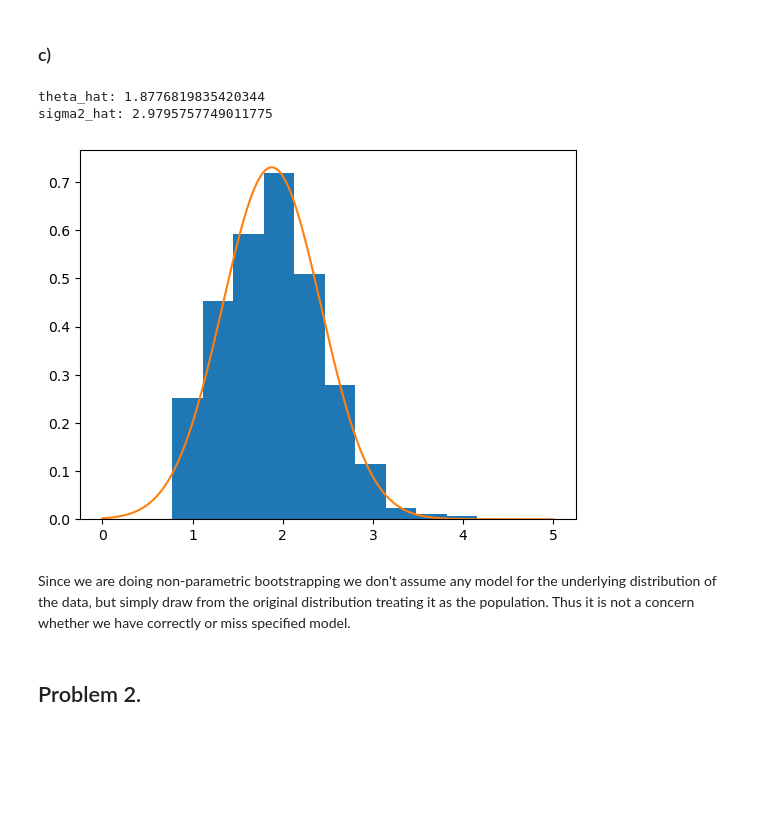
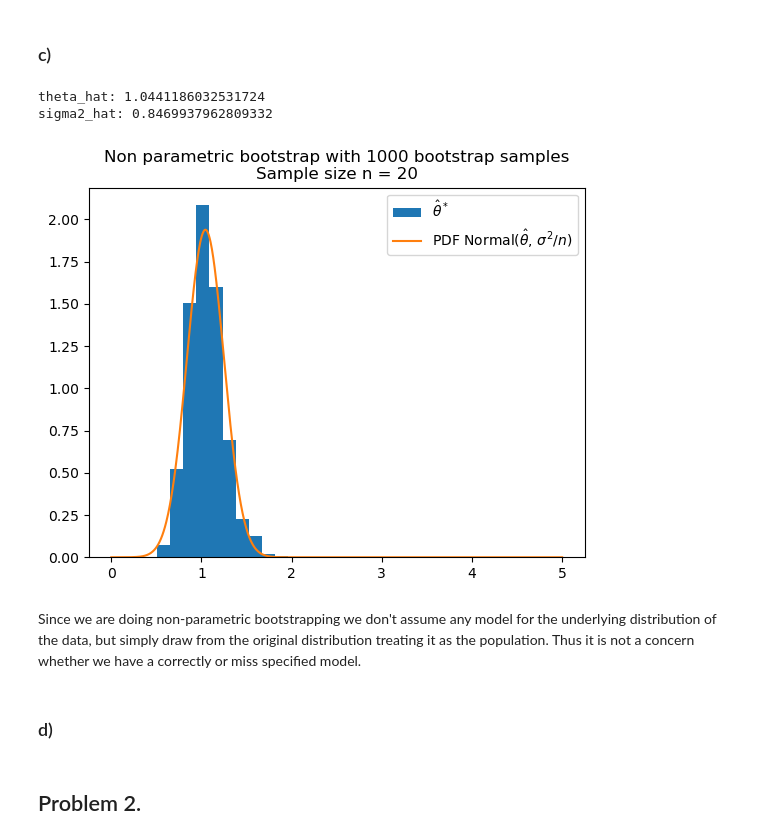
Before and after one commit to johnmagj/STK4051_coursework, a Jupyter notebook: Mandatory_assignment2/ma2.ipynb, the cells around one changed output. Drawn from its saved outputs; the diff is of its cells as text; code cells hidden in the pictures; blank space fills up the shorter version.

```diff
--- a/Mandatory_assignment2/ma2.ipynb
+++ b/Mandatory_assignment2/ma2.ipynb
@@ -289,41 +349,45 @@ theta_hat: 1.0334831477638247
 # %% [markdown]
 ### c)
 # %%
-n = 10
+n = 20
 theta = 1.0
 
 original_sample = rng.exponential(scale=theta, size=n)
 
 theta_hat = np.mean(original_sample)
-sigma2_hat = np.var(original_sample)
+sigma2_hat = np.var(original_sample, ddof=1)
 
 print("theta_hat:", theta_hat)
 print("sigma2_hat:", sigma2_hat)
 
 n_bootstraps = 1000
 
 bootstraps_theta_hat_star = np.zeros([n_bootstraps])
 
 for i in range(n_bootstraps):
     # Re-sample with replacement form the original sample
     bootstrap_sample = rng.choice(original_sample, size=n, replace=True)
 
     bootstraps_theta_hat_star[i] = np.mean(bootstrap_sample)
+
+plt.hist(bootstraps_theta_hat_star, density=True, label=r"$\hat \theta^*$")
+
+theta_hat_values = np.linspace(0, 5, 1000)
+pdf_normal = norm.pdf(theta_hat_values, loc=theta_hat, scale=np.sqrt(sigma2_hat/n))
+
+plt.plot(theta_hat_values, pdf_normal, label=r"PDF Normal($\hat \theta$, $\sigma^2 /n$)")
+plt.title(f"Non parametric bootstrap with {n_bootstraps} bootstrap samples\n"
+          f"Sample size n = {n}")
+plt.legend()
+plt.show()
 # %% [output]
-theta_hat: 1.8776819835420344
-sigma2_hat: 2.9795757749011775
+theta_hat: 1.0441186032531724
+sigma2_hat: 0.8469937962809332
+[figure, added]
-# %%
-plt.hist(bootstraps_theta_hat_star, density=True)
-
-theta_hat_values = np.linspace(0, 5, 1000)
-pdf_normal = norm.pdf(theta_hat_values, loc=theta_hat, scale=np.sqrt(sigma2_hat/n))
-plt.plot(theta_hat_values, pdf_normal)
-
-plt.show()
-# %% [output]
-[figure, removed]
 # %% [markdown]
-Since we are doing non-parametric bootstrapping we don't assume any model for the underlying distribution of the data, but simply draw from the original distribution treating it as the population. Thus it is not a concern whether we have correctly or miss specified model.
+Since we are doing non-parametric bootstrapping we don't assume any model for the underlying distribution of the data, but simply draw from the original distribution treating it as the population. Thus it is not a concern whether we have a correctly or miss specified model.
+# %% [markdown]
+### d)
 # %% [markdown]
 ## Problem 2.
 # %% [markdown]
```
Also changed, not shown: parts of 10 cells of this notebook.
